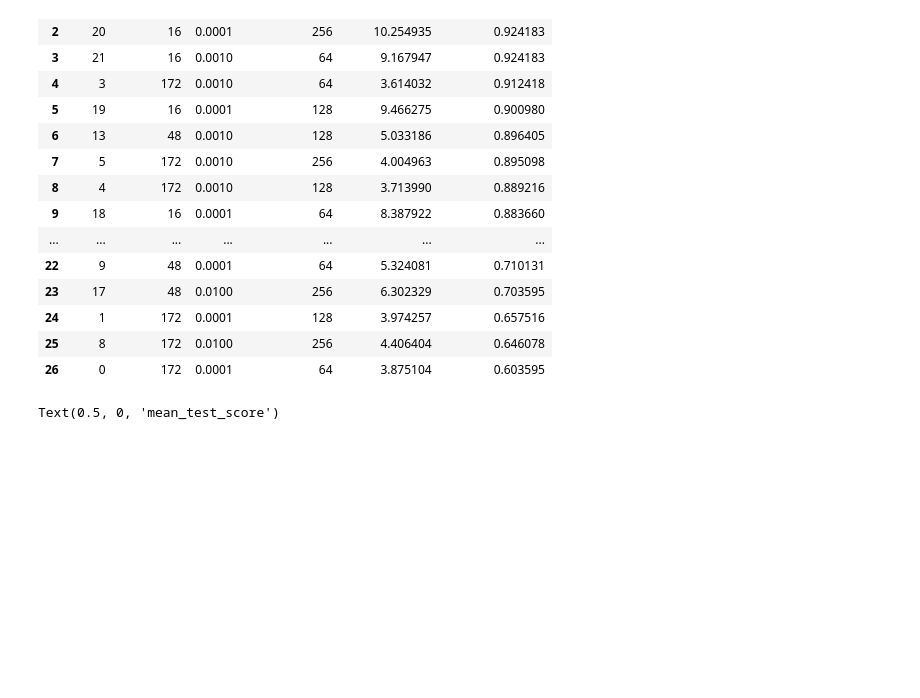
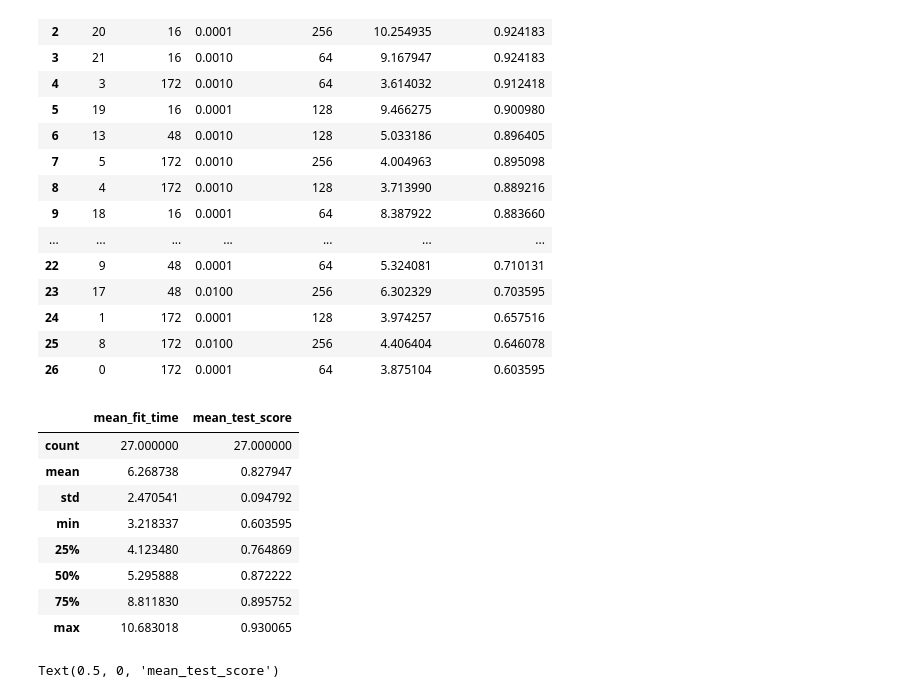
Before and after one commit to animaviridis/dmv-practicals, a Jupyter notebook: assessment/assignment1/task2/task2.ipynb, the cells around one changed output. Cells and saved outputs as stored; diff of their text form; code cells hidden in the pictures; blank space fills up the shorter version.

Commit message:
[Assignment 1][Task 2] Added gcv results description table

```diff
--- a/assessment/assignment1/task2/task2.ipynb
+++ b/assessment/assignment1/task2/task2.ipynb
@@ -305,6 +309,18 @@ gcv_results
 | 24 | 1 | 172 | 0.0001 | 128 | 3.974257 | 0.657516 |
 | 25 | 8 | 172 | 0.0100 | 256 | 4.406404 | 0.646078 |
 | 26 | 0 | 172 | 0.0001 | 64 | 3.875104 | 0.603595 |
+# %%
+gcv_results.loc[:, ['mean_fit_time', 'mean_test_score']].describe()
+# %% [output]
+|  | mean_fit_time | mean_test_score |
+| count | 27.000000 | 27.000000 |
+| mean | 6.268738 | 0.827947 |
+| std | 2.470541 | 0.094792 |
+| min | 3.218337 | 0.603595 |
+| 25% | 4.123480 | 0.764869 |
+| 50% | 5.295888 | 0.872222 |
+| 75% | 8.811830 | 0.895752 |
+| max | 10.683018 | 0.930065 |
 # %%
 gcv_results.to_pickle(f'{OUTPUT_DIR}/gcv_results.pkl')
 # %%
```
Also changed, not shown: parts of 1 cell of this notebook.
